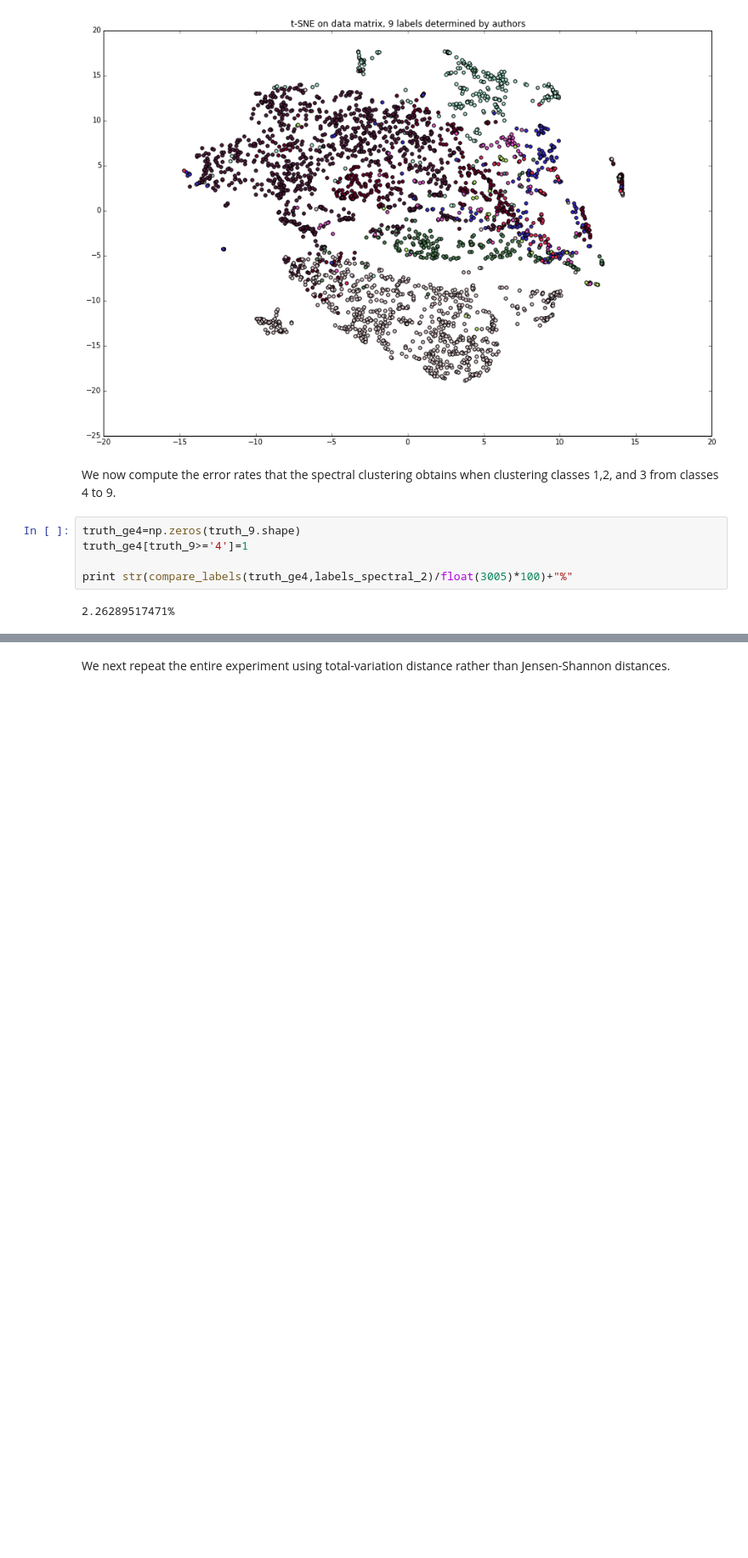
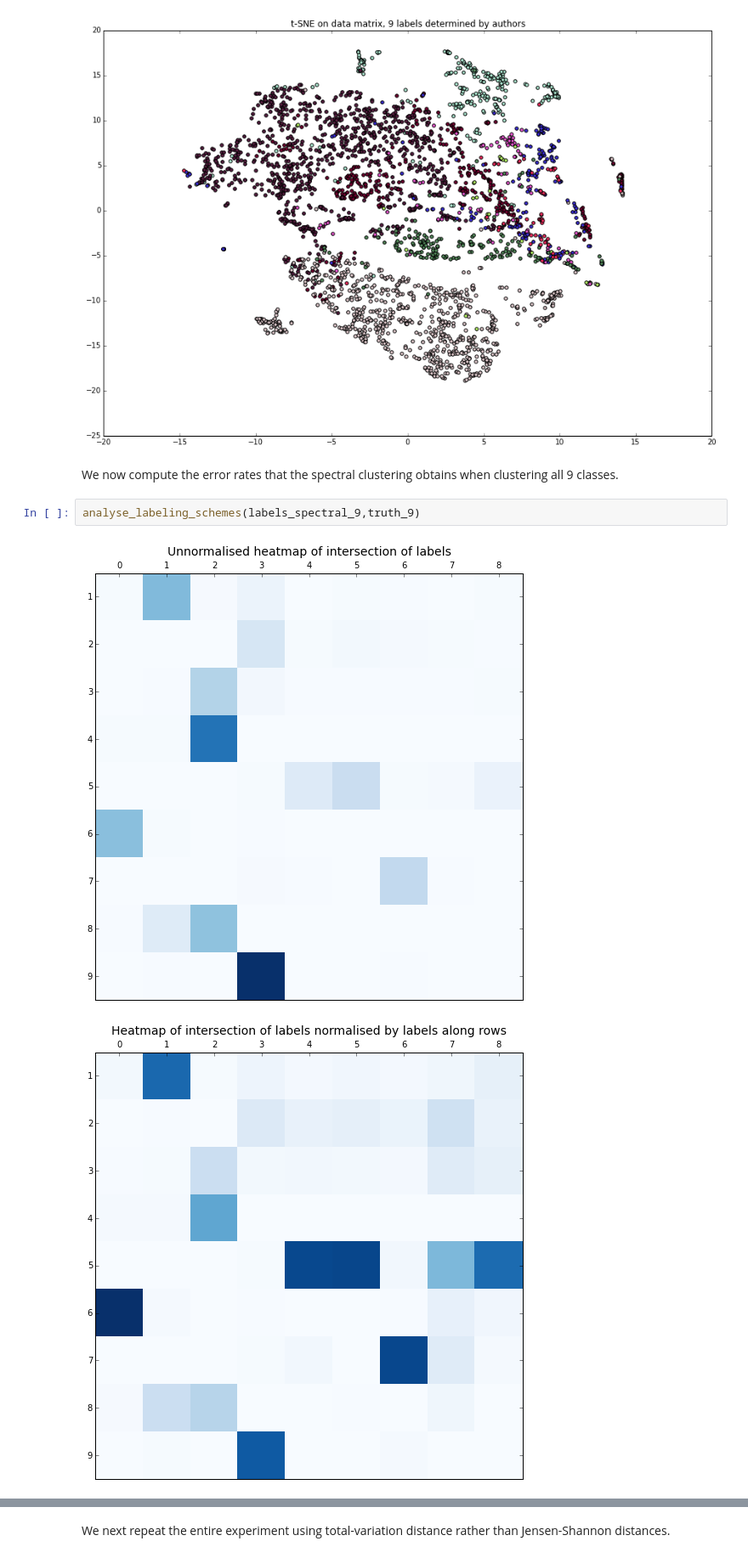
Before and after one commit to govinda-kamath/clustering_on_transcript_compatibility_counts, a Jupyter notebook: Clustering_from_eqclasses_pipeline.ipynb, the cells around one changed output, grey strips where cells are left out. Shown at 85% size. Drawn from its saved outputs; the diff is of its cells as text; blank space fills up the shorter version.

```diff
--- a/Clustering_from_eqclasses_pipeline.ipynb
+++ b/Clustering_from_eqclasses_pipeline.ipynb
@@ -200,11 +295,9 @@ plt.title('t-SNE on data matrix, 9 labels determined by authors')
 [figure]
 [figure]
 # %% [markdown]
-We now compute the error rates that the spectral clustering obtains when clustering classes 1,2, and 3 from classes 4 to 9.
+We now compute the error rates that the spectral clustering obtains when clustering all 9 classes.
-# %%
-truth_ge4=np.zeros(truth_9.shape)
-truth_ge4[truth_9>='4']=1
-
-print str(compare_labels(truth_ge4,labels_spectral_2)/float(3005)*100)+"%"
-# %% [output]
-2.26289517471%
+# %%
+analyse_labeling_schemes(labels_spectral_9,truth_9)
+# %% [output]
+[figure, added]
+[figure, added]
```
Also changed, not shown: parts of 11 cells of this notebook.
